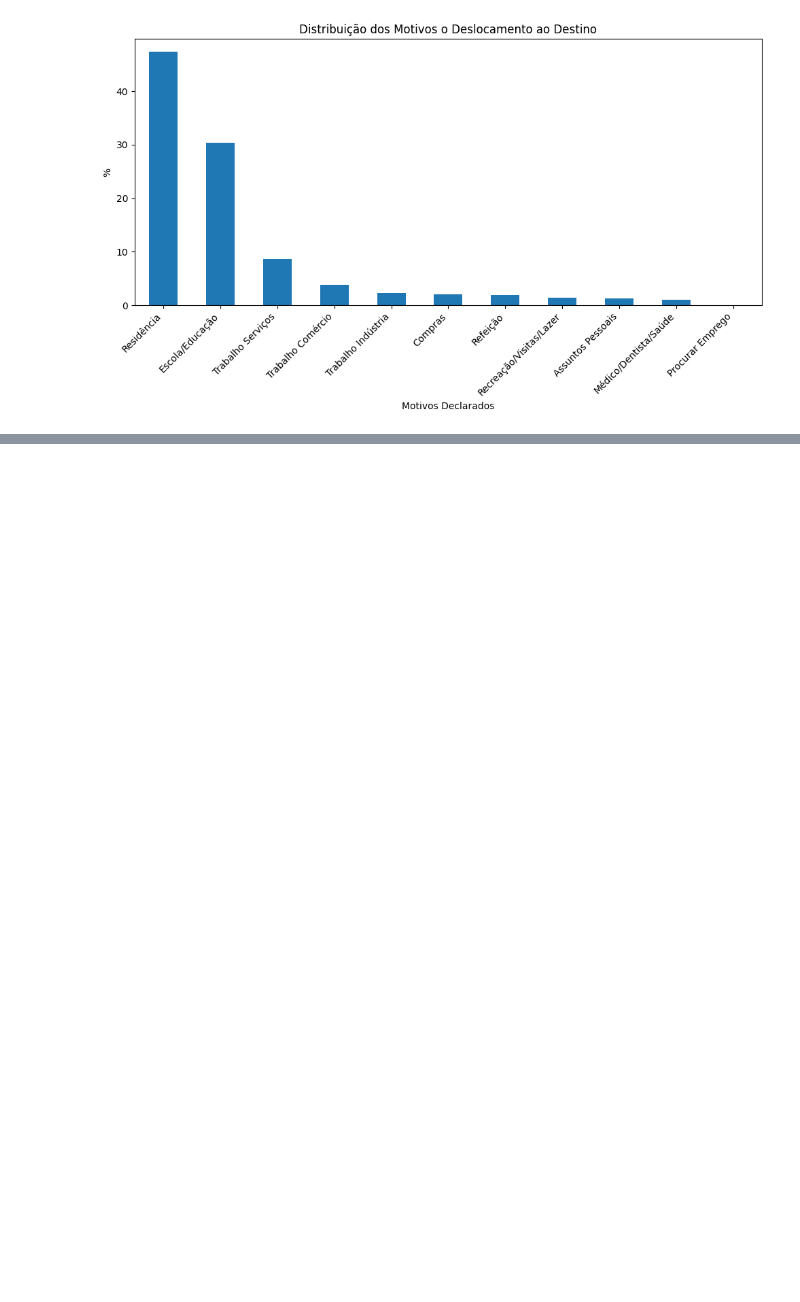
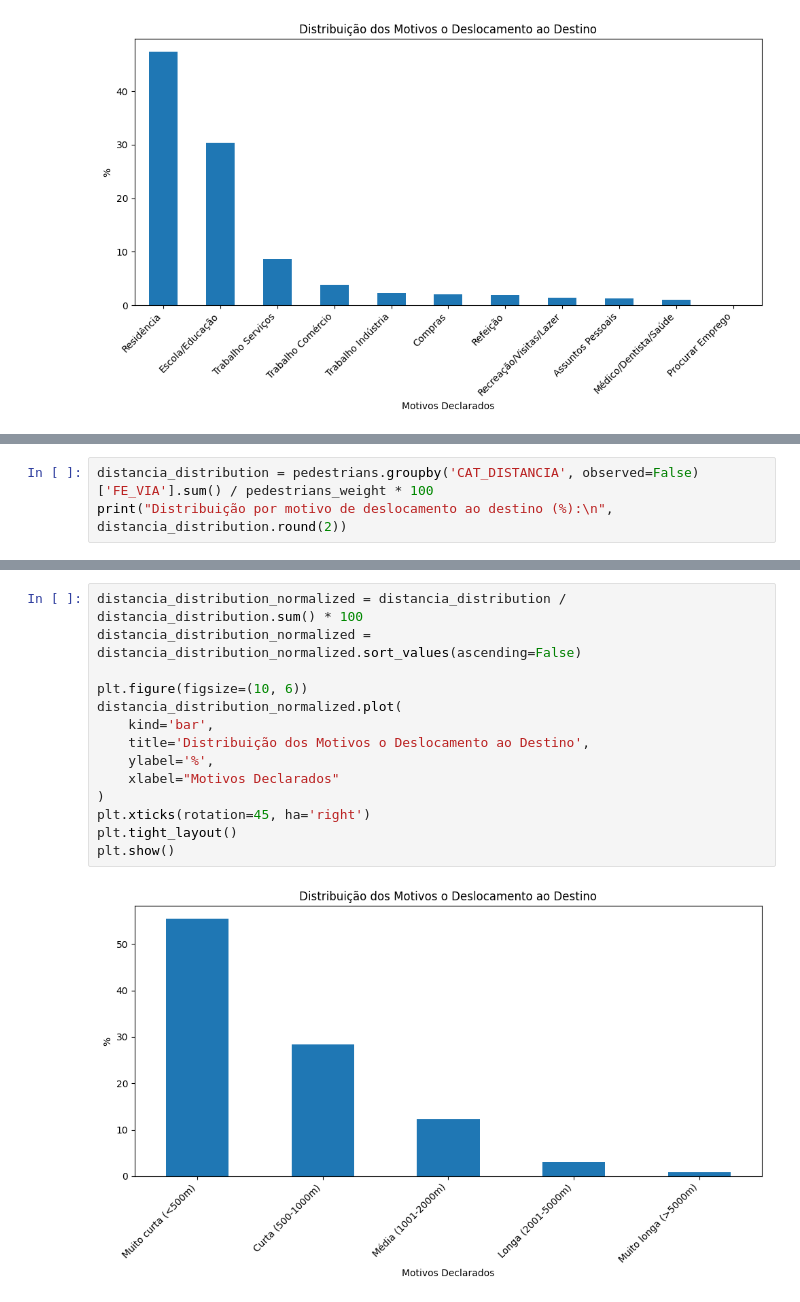
Before and after one commit to gustavo-rmontes/TCC, a Jupyter notebook: analysis_scripts/od_23-analysis.ipynb, the cells around one changed output, grey strips where cells are left out. Saved outputs shown, nothing was run; the diff lists cells and outputs as text; blank space fills up the shorter version.

Commit message:
feat(od_23): add distance distribution and distance–motive relationship analyses

```diff
--- a/analysis_scripts/od_23-analysis.ipynb
+++ b/analysis_scripts/od_23-analysis.ipynb
@@ -391,0 +485,3 @@ plt.show()
+# %%
+distancia_distribution = pedestrians.groupby('CAT_DISTANCIA', observed=False)['FE_VIA'].sum() / pedestrians_weight * 100
+print("Distribuição por motivo de deslocamento ao destino (%):\n", distancia_distribution.round(2))
@@ -391,0 +497,16 @@ plt.show()
+# %%
+distancia_distribution_normalized = distancia_distribution / distancia_distribution.sum() * 100
+distancia_distribution_normalized = distancia_distribution_normalized.sort_values(ascending=False)
+
+plt.figure(figsize=(10, 6))
+distancia_distribution_normalized.plot(
+    kind='bar',
+    title='Distribuição dos Motivos o Deslocamento ao Destino',
+    ylabel='%',
+    xlabel="Motivos Declarados"
+)
+plt.xticks(rotation=45, ha='right')
+plt.tight_layout()
+plt.show()
+# %% [output]
+[figure, added]
```
Also changed, not shown: parts of 33 cells of this notebook.
